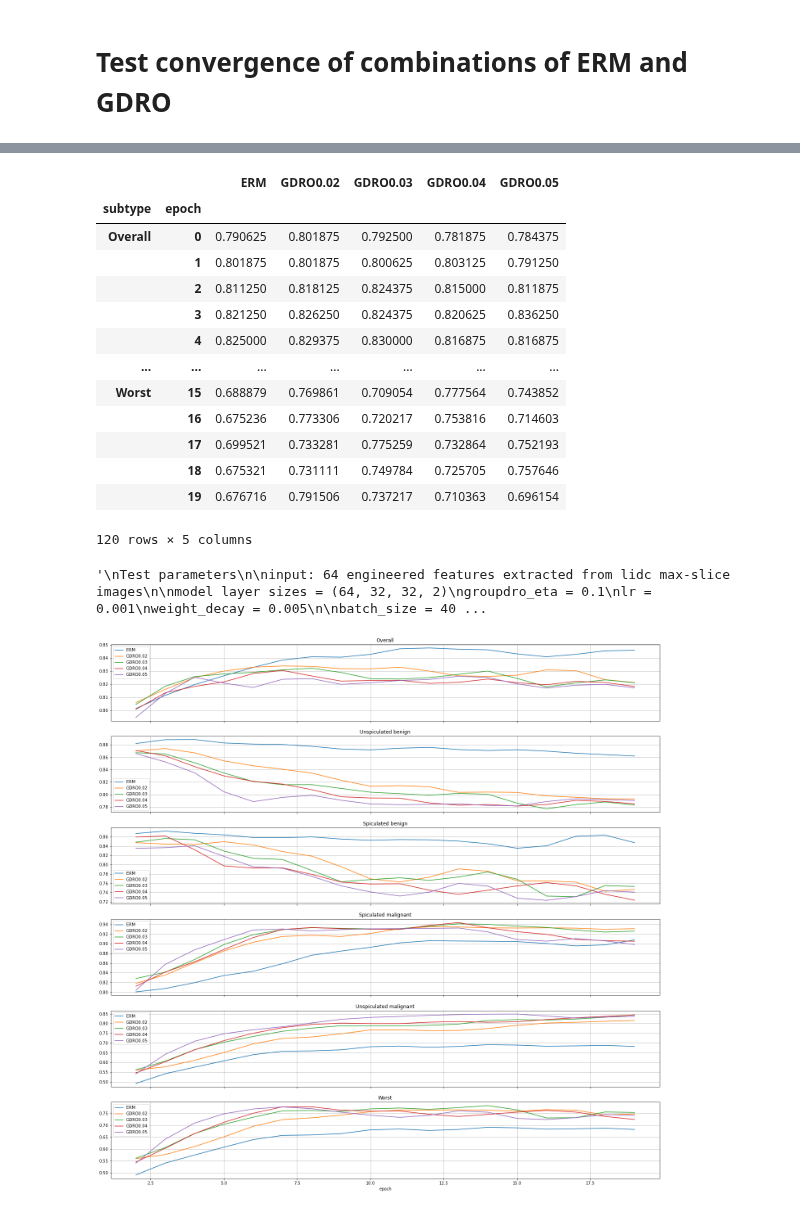
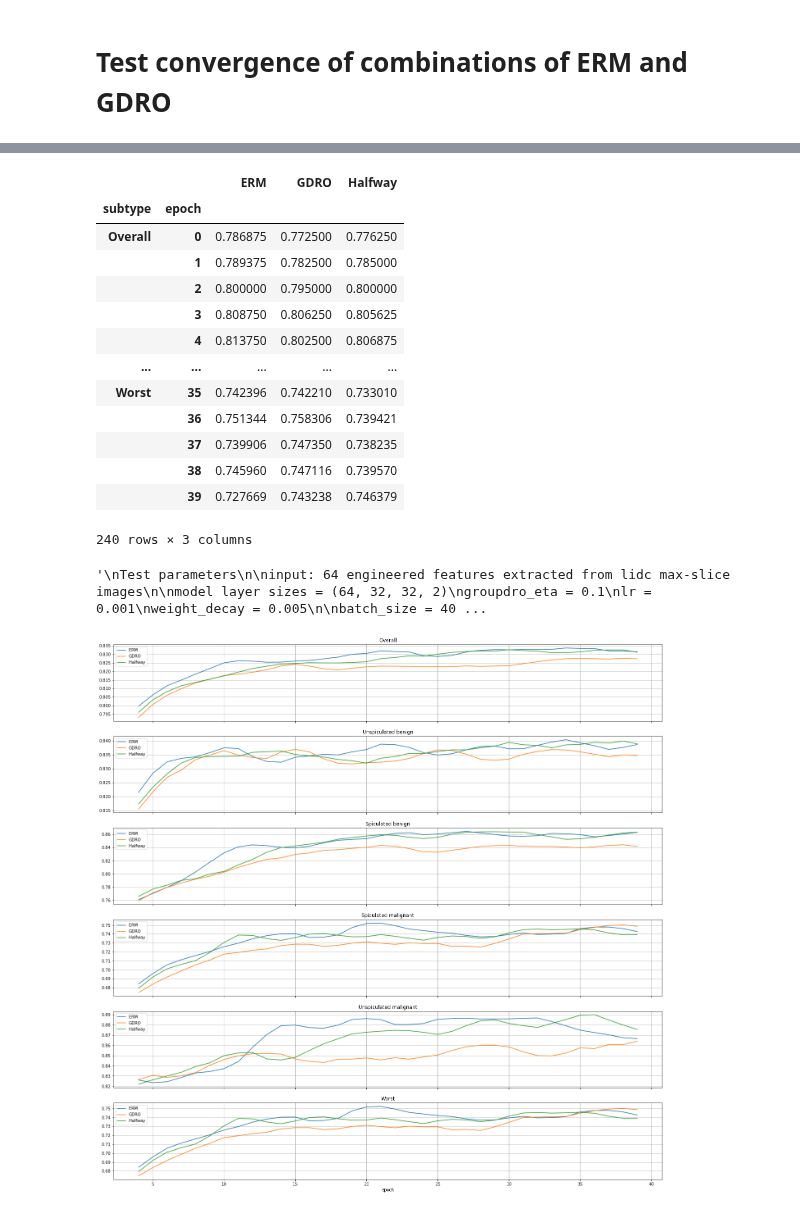
Before and after one commit to mtzig/LIDC_GDRO, a Jupyter notebook: notebooks/run_test.ipynb, the cells around one changed output, grey strips where cells are left out. Saved outputs shown, nothing was run; the diff lists cells and outputs as text; code cells hidden in the pictures.

```diff
--- a/notebooks/run_test.ipynb
+++ b/notebooks/run_test.ipynb
@@ -29,8 +45,3 @@ hparams = {"groupdro_eta": 0.03}
 # %%
-subtype_df = pd.read_csv("data/lidc_spic_subgrouped_radiologist.csv")
-
-# import data
-df = pd.read_csv("data/LIDC_individual_radiologists.csv")
-# preprocess data (normalization, remove anything that isn't in the chosen features)
-df = data_util.preprocess_data(df, subtype_df)
+df = data_util.preprocess_data(*data_util.load_data())
 # %%
@@ -51,13 +62,13 @@ subtype_df.index = subtype_df["noduleID"].values
 
 # Test convergence of combinations of ERM and GDRO
 # %%
-N = 10
-epochs = 20
+N = 30
+epochs = 40
 subtypes = ["Overall", "Unspiculated benign", "Spiculated benign", "Spiculated malignant", "Unspiculated malignant"]
 
 # test_algorithms = ["ERM", "GDRO", "Sharp", "Smooth", "ReverseSmooth", "Adaptive", "ExtraERM", "ExtraGDRO", "Halfway"]
 # test_algorithms = ["Mix" + str(t) for t in [0.4, 0.5, 0.6, 0.7, 0.8]]
-test_algorithms = ["ERM", "GDRO0.02", "GDRO0.03", "GDRO0.04", "GDRO0.05"]
+test_algorithms = ["ERM", "GDRO", "Halfway"]
 
 results = {algorithm: np.zeros(N * epochs * len(subtypes)) for algorithm in test_algorithms}
 for algorithm in test_algorithms:
@@ -160,20 +171,20 @@ worst_group.index = pd.MultiIndex.from_product([["Worst"], worst_group.index], n
 worst_concat = pd.concat([trial_means.unstack(level=1).stack(), worst_group])
 worst_concat
 # %% [output]
-|  |  | ERM | GDRO0.02 | GDRO0.03 | GDRO0.04 | GDRO0.05 |
-| subtype | epoch |  |  |  |  |  |
-| Overall | 0 | 0.790625 | 0.801875 | 0.792500 | 0.781875 | 0.784375 |
-|  | 1 | 0.801875 | 0.801875 | 0.800625 | 0.803125 | 0.791250 |
-|  | 2 | 0.811250 | 0.818125 | 0.824375 | 0.815000 | 0.811875 |
-|  | 3 | 0.821250 | 0.826250 | 0.824375 | 0.820625 | 0.836250 |
-|  | 4 | 0.825000 | 0.829375 | 0.830000 | 0.816875 | 0.816875 |
-| ... | ... | ... | ... | ... | ... | ... |
-| Worst | 15 | 0.688879 | 0.769861 | 0.709054 | 0.777564 | 0.743852 |
-|  | 16 | 0.675236 | 0.773306 | 0.720217 | 0.753816 | 0.714603 |
-|  | 17 | 0.699521 | 0.733281 | 0.775259 | 0.732864 | 0.752193 |
-|  | 18 | 0.675321 | 0.731111 | 0.749784 | 0.725705 | 0.757646 |
-|  | 19 | 0.676716 | 0.791506 | 0.737217 | 0.710363 | 0.696154 |
+|  |  | ERM | GDRO | Halfway |
+| subtype | epoch |  |  |  |
+| Overall | 0 | 0.786875 | 0.772500 | 0.776250 |
+|  | 1 | 0.789375 | 0.782500 | 0.785000 |
+|  | 2 | 0.800000 | 0.795000 | 0.800000 |
+|  | 3 | 0.808750 | 0.806250 | 0.805625 |
+|  | 4 | 0.813750 | 0.802500 | 0.806875 |
+| ... | ... | ... | ... | ... |
+| Worst | 35 | 0.742396 | 0.742210 | 0.733010 |
+|  | 36 | 0.751344 | 0.758306 | 0.739421 |
+|  | 37 | 0.739906 | 0.747350 | 0.738235 |
+|  | 38 | 0.745960 | 0.747116 | 0.739570 |
+|  | 39 | 0.727669 | 0.743238 | 0.746379 |
-120 rows × 5 columns
+240 rows × 3 columns
 # %%
 """
 Test parameters
@@ -196,20 +207,20 @@ N = 120
 # %%
 import matplotlib.pyplot as plt
 
-rolling_window = 2
+rolling_window = 3
 
 rolling_data = worst_concat.unstack(level=0).rolling(rolling_window).mean().unstack().unstack(level=0)
 
 plots = [*subtypes, "Worst"]
 
 hide = []
 
 f, a = plt.subplots(len(plots),1, sharex = True)
 # plot subtypes sensitivity
 for i in range(len(plots)):
     rolling_data.drop(columns=hide).rolling(rolling_window).mean().xs(plots[i]).plot(kind='line',title=plots[i],ax=a[i],figsize=(24,24),grid=True)
 # %% [output]
-[figure, old version]
+[figure, new version]
 # %%
 # data for test_algorithms = ["ERM", "GDRO", "Sharp", "Smooth", "ReverseSmooth", "Adaptive", "ExtraERM", "ExtraGDRO", "Halfway"]
 # N = 50, epochs = 20
```
Also changed, not shown: parts of 6 cells of this notebook, 4 other files.
